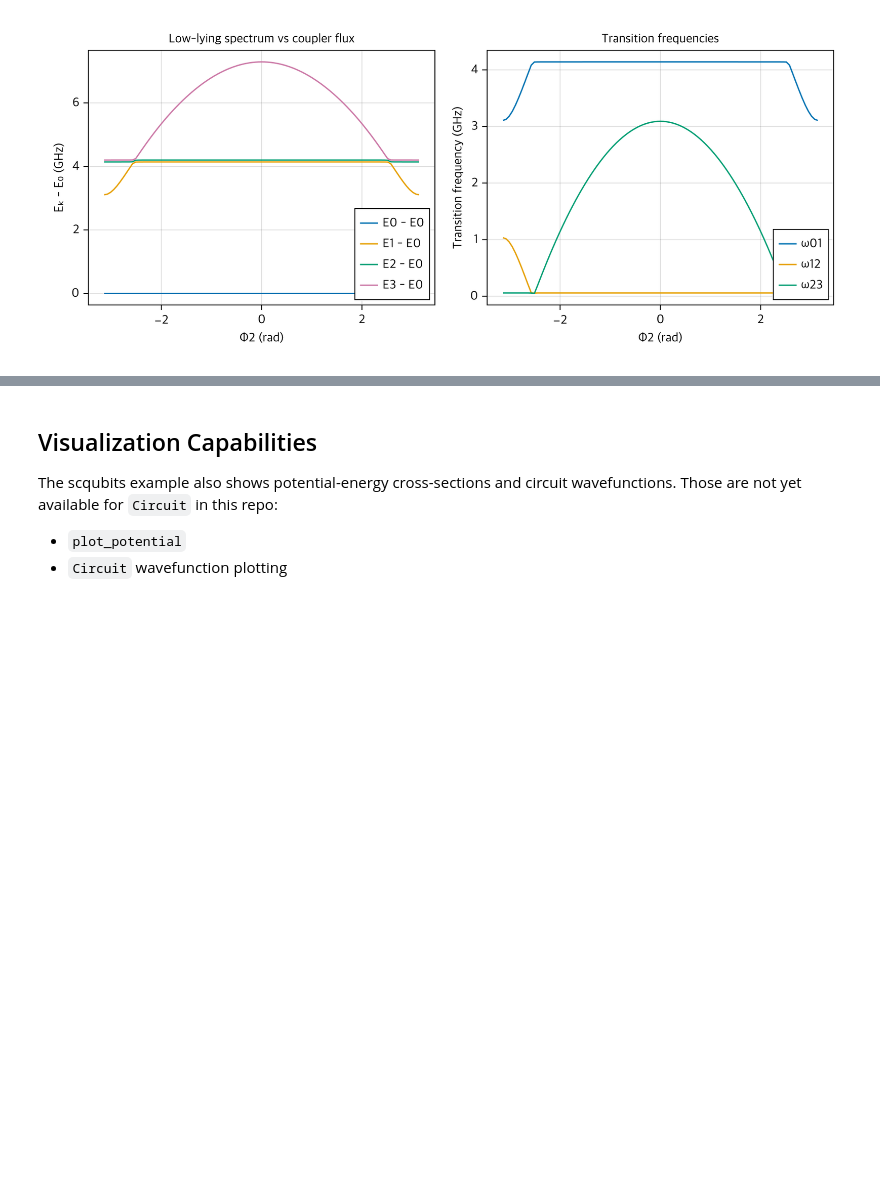
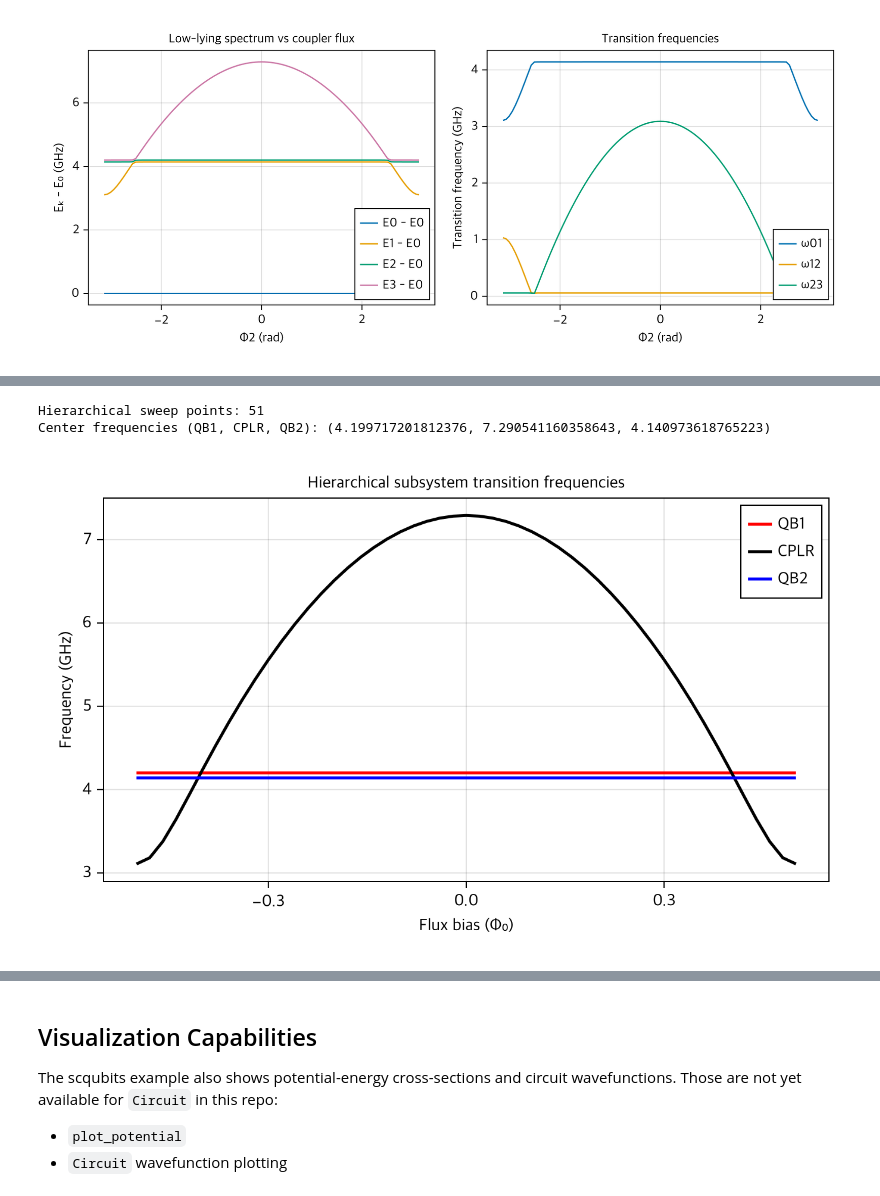
Before and after one commit to yalgaeahn/scqubitsMimic.jl, a Jupyter notebook: examples/demo_tunable_customcircuit.ipynb, the cells around one changed output, grey strips where cells are left out. Drawn from its saved outputs; the diff is of its cells as text; code cells hidden in the pictures; blank space fills up the shorter version.

```diff
--- a/examples/demo_tunable_customcircuit.ipynb
+++ b/examples/demo_tunable_customcircuit.ipynb
@@ -255,0 +254,48 @@ The actual spectrum data in this notebook comes from the direct-diagonalization
+# %%
+φ2_vals_hier = collect(range(-π, π; length=51))
+flux_bias = φ2_vals_hier ./ (2π)
+
+qb1_w01 = Float64[]
+cplr_w01 = Float64[]
+qb2_w01 = Float64[]
+
+for φ2 in φ2_vals_hier
+    circ_hier = Circuit(tcap_coupled_tmon; ncut=6)
+    set_param!(circ_hier, :Φ1, 0.0)
+    set_param!(circ_hier, :Φ2, φ2)
+    set_param!(circ_hier, :Φ3, 0.0)
+
+    hs_hier = hierarchical_diag(circ_hier;
+        system_hierarchy=[[1], [2], [3]],
+        subsystem_trunc_dims=Dict(1 => 3, 2 => 3, 3 => 3))
+
+    qb1 = hs_hier.subsystems[1]
+    cplr = hs_hier.subsystems[2]
+    qb2 = hs_hier.subsystems[3]
+
+    push!(qb1_w01, eigenvals(qb1; evals_count=2)[2] - eigenvals(qb1; evals_count=2)[1])
+    push!(cplr_w01, eigenvals(cplr; evals_count=2)[2] - eigenvals(cplr; evals_count=2)[1])
+    push!(qb2_w01, eigenvals(qb2; evals_count=2)[2] - eigenvals(qb2; evals_count=2)[1])
+end
+
+println("Hierarchical sweep points: ", length(φ2_vals_hier))
+println("Center frequencies (QB1, CPLR, QB2): ",
+    (qb1_w01[26], cplr_w01[26], qb2_w01[26]))
+# %% [output]
+Hierarchical sweep points: 51
+Center frequencies (QB1, CPLR, QB2): (4.199717201812376, 7.290541160358643, 4.140973618765223)
+# %%
+fig_hier = Figure(size=(680, 420))
+ax_hier = Axis(fig_hier[1, 1],
+    xlabel="Flux bias (Φ₀)",
+    ylabel="Frequency (GHz)",
+    title="Hierarchical subsystem transition frequencies")
+
+lines!(ax_hier, flux_bias, qb1_w01, color=:red, linewidth=2.5, label="QB1")
+lines!(ax_hier, flux_bias, cplr_w01, color=:black, linewidth=2.5, label="CPLR")
+lines!(ax_hier, flux_bias, qb2_w01, color=:blue, linewidth=2.5, label="QB2")
+axislegend(ax_hier, position=:rt)
+
+fig_hier
+# %% [output]
+[figure, added]
```
Also changed, not shown: parts of 3 cells of this notebook, 2 other files.
